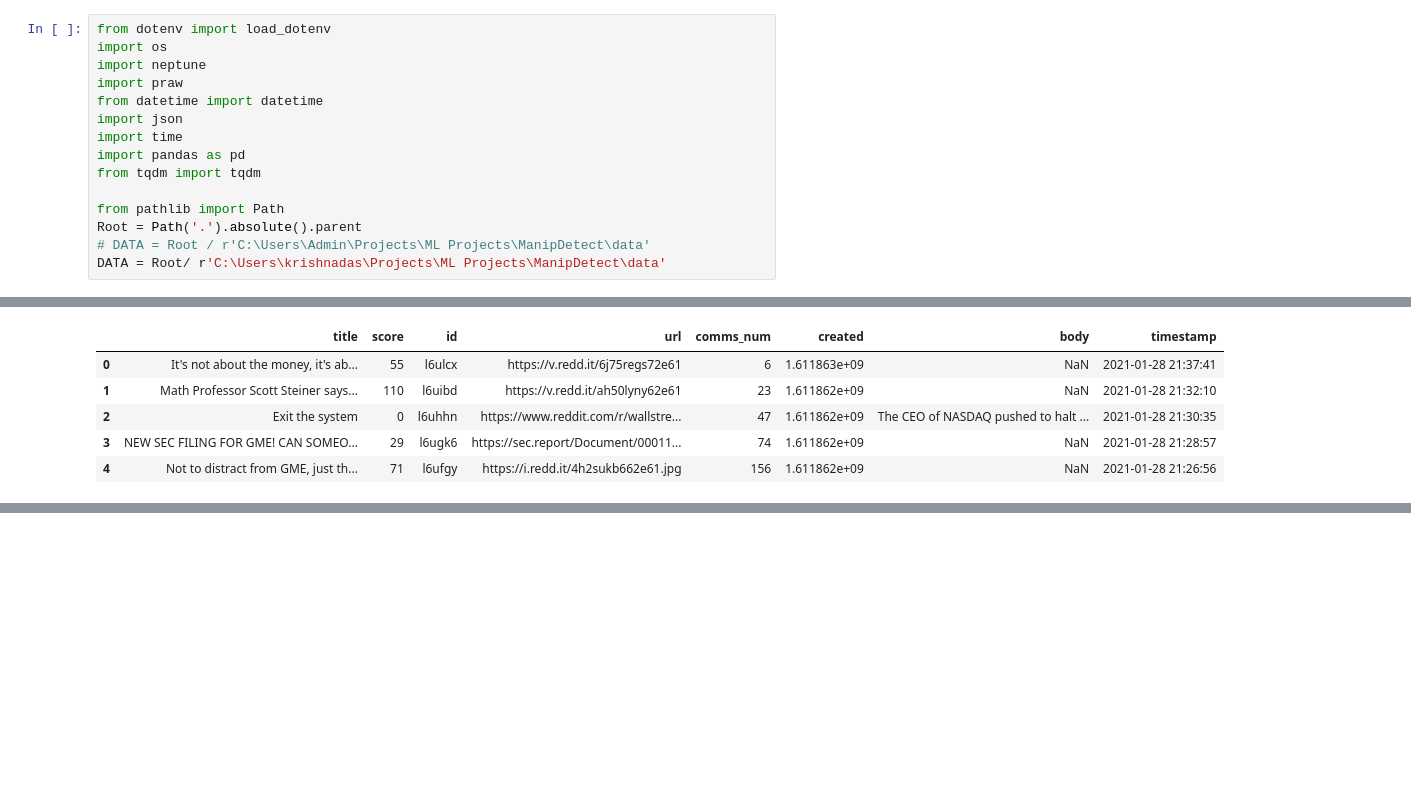
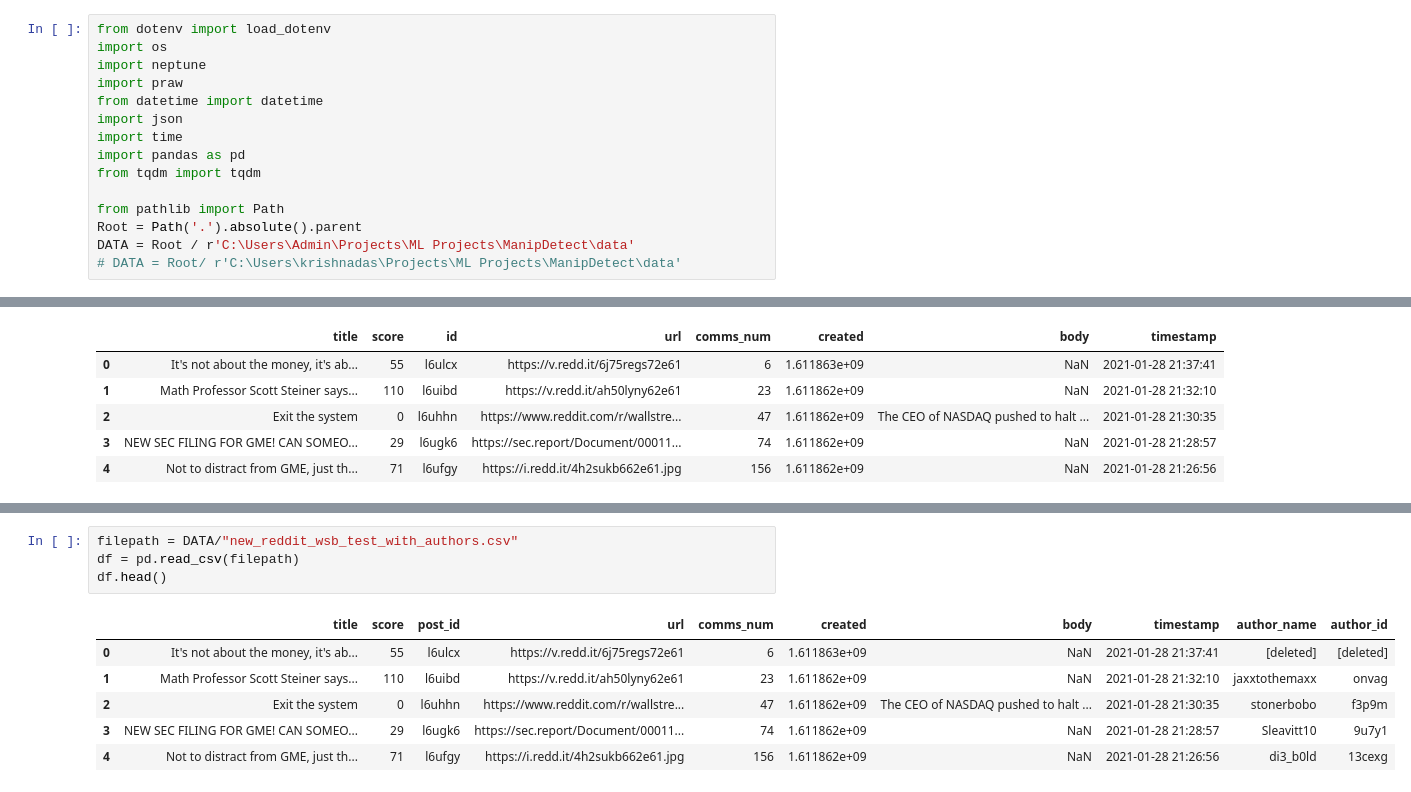
Before and after one commit to krishna-das-m/ManipDetect, a Jupyter notebook: research/notebooks/data_collection_update.ipynb, the cells around one changed output, grey strips where cells are left out. Cells and saved outputs as stored; diff of their text form; blank space fills up the shorter version.

```diff
--- a/research/notebooks/data_collection_update.ipynb
+++ b/research/notebooks/data_collection_update.ipynb
@@ -11,8 +11,8 @@ from tqdm import tqdm
 
 from pathlib import Path
 Root = Path('.').absolute().parent
-# DATA = Root / r'C:\Users\Admin\Projects\ML Projects\ManipDetect\data'
-DATA = Root/ r'C:\Users\krishnadas\Projects\ML Projects\ManipDetect\data'
+DATA = Root / r'C:\Users\Admin\Projects\ML Projects\ManipDetect\data'
+# DATA = Root/ r'C:\Users\krishnadas\Projects\ML Projects\ManipDetect\data'
 # %%
 def reddit_connect():
     """Initialize Reddit connection"""
@@ -103,0 +418,11 @@ df.head()
+# %%
+filepath = DATA/"new_reddit_wsb_test_with_authors.csv"
+df = pd.read_csv(filepath)
+df.head()
+# %% [output]
+|  | title | score | post_id | url | comms_num | created | body | timestamp | author_name | author_id |
+| 0 | It's not about the money, it's ab... | 55 | l6ulcx | https://v.redd.it/6j75regs72e61 | 6 | 1.611863e+09 | NaN | 2021-01-28 21:37:41 | [deleted] | [deleted] |
+| 1 | Math Professor Scott Steiner says... | 110 | l6uibd | https://v.redd.it/ah50lyny62e61 | 23 | 1.611862e+09 | NaN | 2021-01-28 21:32:10 | jaxxtothemaxx | onvag |
+| 2 | Exit the system | 0 | l6uhhn | https://www.reddit.com/r/wallstre... | 47 | 1.611862e+09 | The CEO of NASDAQ pushed to halt ... | 2021-01-28 21:30:35 | stonerbobo | f3p9m |
+| 3 | NEW SEC FILING FOR GME! CAN SOMEO... | 29 | l6ugk6 | https://sec.report/Document/00011... | 74 | 1.611862e+09 | NaN | 2021-01-28 21:28:57 | Sleavitt10 | 9u7y1 |
+| 4 | Not to distract from GME, just th... | 71 | l6ufgy | https://i.redd.it/4h2sukb662e61.jpg | 156 | 1.611862e+09 | NaN | 2021-01-28 21:26:56 | di3_b0ld | 13cexg |
```
Also changed, not shown: parts of 4 cells of this notebook, 13 other files.
